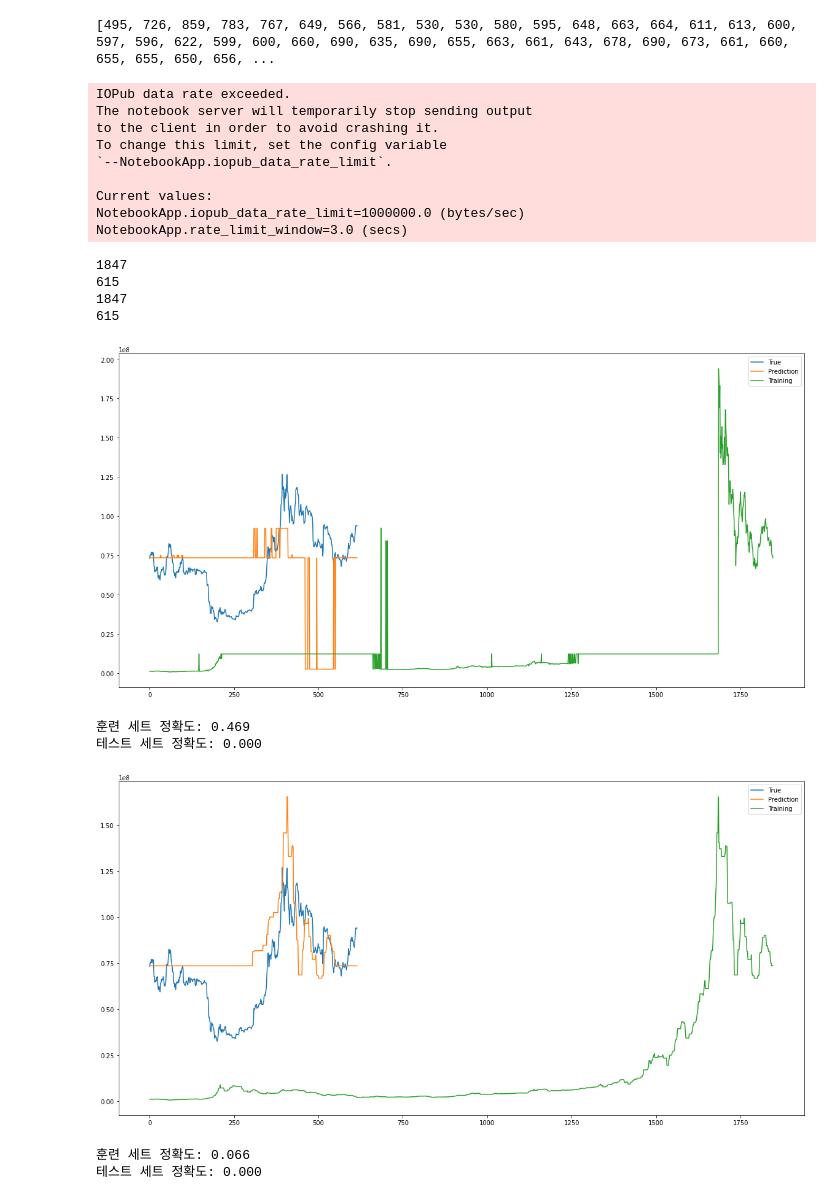
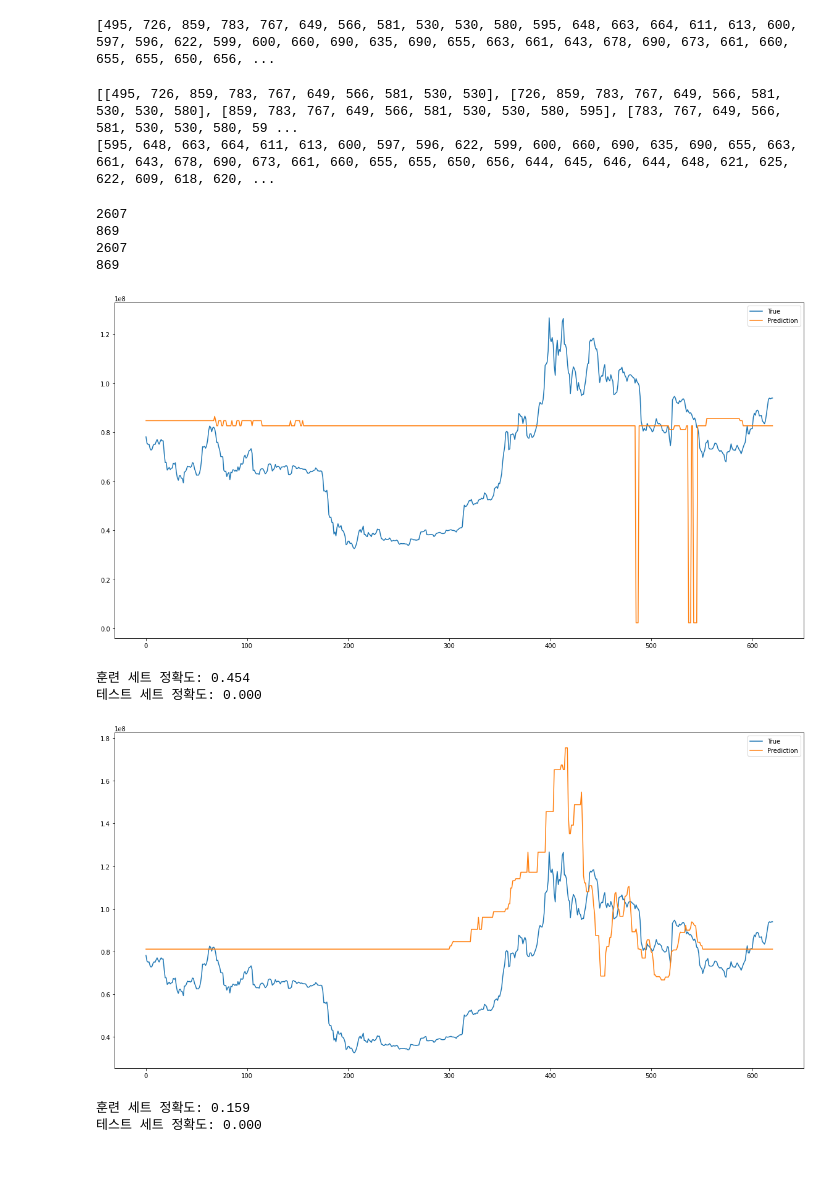
Before and after one commit to artistic100one/machinelearning, a Jupyter notebook: ML Project/Untitled2.ipynb, the cells around one changed output. Saved outputs shown, nothing was run; the diff lists cells and outputs as text; code cells hidden in the pictures; blank space fills up the shorter version.

```diff
--- a/ML Project/Untitled2.ipynb
+++ b/ML Project/Untitled2.ipynb
@@ -117,7 +117,7 @@ print(prices)
 # %% [output]
 [495, 726, 859, 783, 767, 649, 566, 581, 530, 530, 580, 595, 648, 663, 664, 611, 613, 600, 597, 596, 622, 599, 600, 660, 690, 635, 690, 655, 663, 661, 643, 678, 690, 673, 661, 660, 655, 655, 650, 656, ...
 # %%
-seq_len = 1024
+seq_len = 10
 # %%
 seq_prices = []
 pre_prices = []
@@ -129,15 +129,8 @@ for j in range(len(data) - seq_len-1):
 print(seq_prices)
 print(pre_prices)
 # %% [output]
-IOPub data rate exceeded.
-The notebook server will temporarily stop sending output
-to the client in order to avoid crashing it.
-To change this limit, set the config variable
-`--NotebookApp.iopub_data_rate_limit`.
-
-Current values:
-NotebookApp.iopub_data_rate_limit=1000000.0 (bytes/sec)
-NotebookApp.rate_limit_window=3.0 (secs)
+[[495, 726, 859, 783, 767, 649, 566, 581, 530, 530], [726, 859, 783, 767, 649, 566, 581, 530, 530, 580], [859, 783, 767, 649, 566, 581, 530, 530, 580, 595], [783, 767, 649, 566, 581, 530, 530, 580, 59 ...
+[595, 648, 663, 664, 611, 613, 600, 597, 596, 622, 599, 600, 660, 690, 635, 690, 655, 663, 661, 643, 678, 690, 673, 661, 660, 655, 655, 650, 656, 644, 645, 646, 644, 648, 621, 625, 622, 609, 618, 620, ...
 # %%
 train_seq_prices = seq_prices[:int(len(seq_prices)*0.75)]
 train_pre_prices = pre_prices[:int(len(seq_prices)*0.75)]
@@ -149,53 +142,49 @@ print(len(test_pre_prices))
 print(len(train_seq_prices))
 print(len(test_seq_prices))
 # %% [output]
-1847
-615
-1847
-615
+2607
+869
+2607
+869
 # %%
 rfc = RandomForestClassifier(max_depth=9, n_estimators=300)
 rfc.fit(train_seq_prices, train_pre_prices)
 
 pred = rfc.predict(test_seq_prices)
-pred_train = rfc.predict(train_seq_prices)
 
 fig = plt.figure(facecolor='white', figsize=(20, 10))
 ax = fig.add_subplot(111)
 ax.plot(test_pre_prices, label='True')
 ax.plot(pred, label='Prediction')
-ax.plot(pred_train, label='Training')
 ax.legend()
 plt.show()
 # %% [output]
-[figure, old version]
+[figure, new version]
 # %%
 print("훈련 세트 정확도: {:.3f}".format(rfc.score(train_seq_prices, train_pre_prices)))
 print("테스트 세트 정확도: {:.3f}".format(rfc.score(test_seq_prices, test_pre_prices)))
 # %% [output]
-훈련 세트 정확도: 0.469
+훈련 세트 정확도: 0.454
 테스트 세트 정확도: 0.000
 # %%
 knn = KNeighborsClassifier(n_neighbors=4)
 knn.fit(train_seq_prices, train_pre_prices)
 
 pred = knn.predict(test_seq_prices)
-pred_train = knn.predict(train_seq_prices)
 
 fig = plt.figure(facecolor='white', figsize=(20, 10))
 ax = fig.add_subplot(111)
 ax.plot(test_pre_prices, label='True')
 ax.plot(pred, label='Prediction')
-ax.plot(pred_train, label='Training')
 ax.legend()
 plt.show()
 # %% [output]
-[figure, old version]
+[figure, new version]
 # %%
 print("훈련 세트 정확도: {:.3f}".format(knn.score(train_seq_prices, train_pre_prices)))
 print("테스트 세트 정확도: {:.3f}".format(knn.score(test_seq_prices, test_pre_prices)))
 # %% [output]
-훈련 세트 정확도: 0.066
+훈련 세트 정확도: 0.159
 테스트 세트 정확도: 0.000
 # %%
 svc = SVC(C=3000)
```
Also changed, not shown: parts of 14 cells of this notebook, 3 other files.
